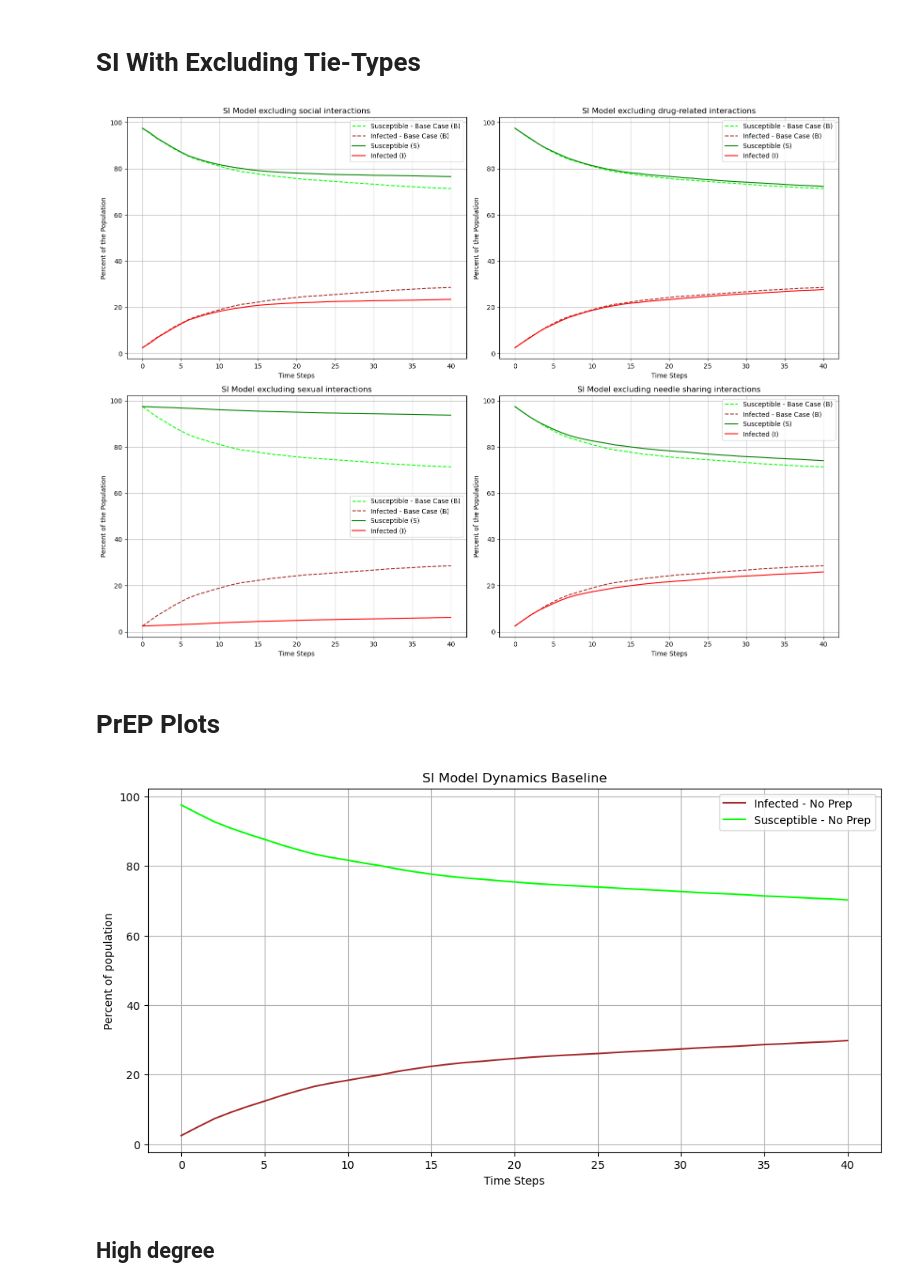
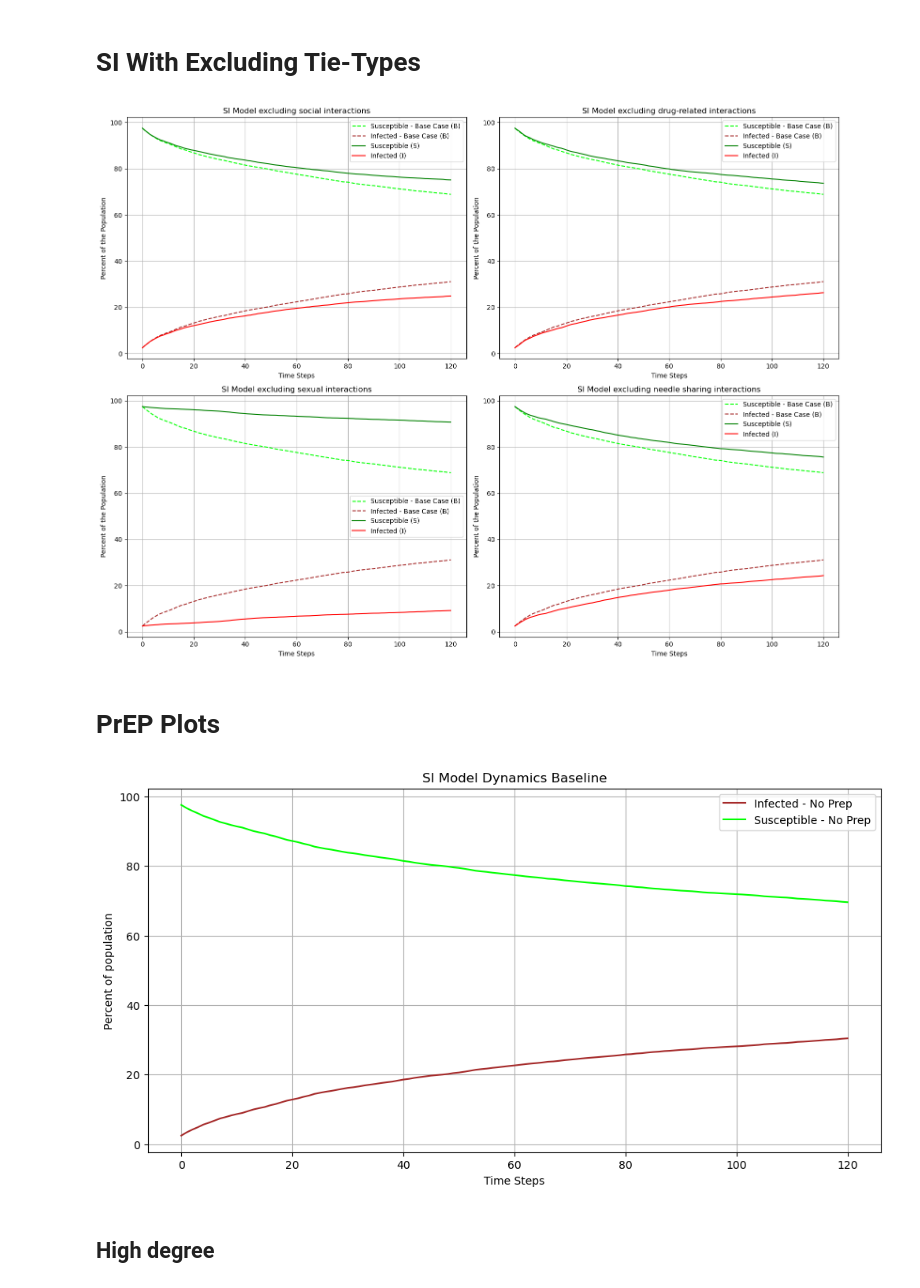
Before and after one commit to TretiakTS/NetworkAnalysisHIV, a Jupyter notebook: SI_models.ipynb, the cells around one changed output. Saved outputs shown, nothing was run; the diff lists cells and outputs as text; code cells hidden in the pictures.

```diff
--- a/SI_models.ipynb
+++ b/SI_models.ipynb
@@ -86,7 +86,7 @@ initial_infected_B = [
 ]
 
 # Parameters
-steps = 40
+steps = 120
 step_size = 30  # 1 month = 30 days
 
 # Run SI model for the base case
@@ -122,34 +122,34 @@ for i, (G, ax) in enumerate(zip(networks, axes)):
     ax.plot(
         range(steps + 1),
         susceptible_counts_base,
         label="Susceptible - Base Case (B)",
         color="lime",
         linestyle="--",
     )
     ax.plot(
         range(steps + 1),
         infected_counts_base,
         label="Infected - Base Case (B)",
         color="brown",
         linestyle="--",
     )
 
     # Plot current graph results
     ax.plot(range(steps + 1), susceptible_counts, label="Susceptible (S)", color="green")
     ax.plot(range(steps + 1), infected_counts, label="Infected (I)", color="red")
     ax.set_xlabel("Time Steps")
     ax.set_ylabel("Percent of the Population")
     ax.set_title(f"SI Model excluding {network_titles[i]} interactions")
     ax.legend()
     ax.grid()
 
 # Adjust layout for better spacing
 plt.tight_layout()
 
 # Show the plots
 plt.show()
 # %% [output]
-[figure, old version]
+[figure, new version]
 # %% [markdown]
 # PrEP Plots
 # %%
@@ -182,7 +182,7 @@ plt.legend()
 plt.grid()
 plt.show()
 # %% [output]
-[figure, old version]
+[figure, new version]
 # %% [markdown]
 ## High degree
 # %%
```
Also changed, not shown: parts of 7 cells of this notebook, 6 other files.
